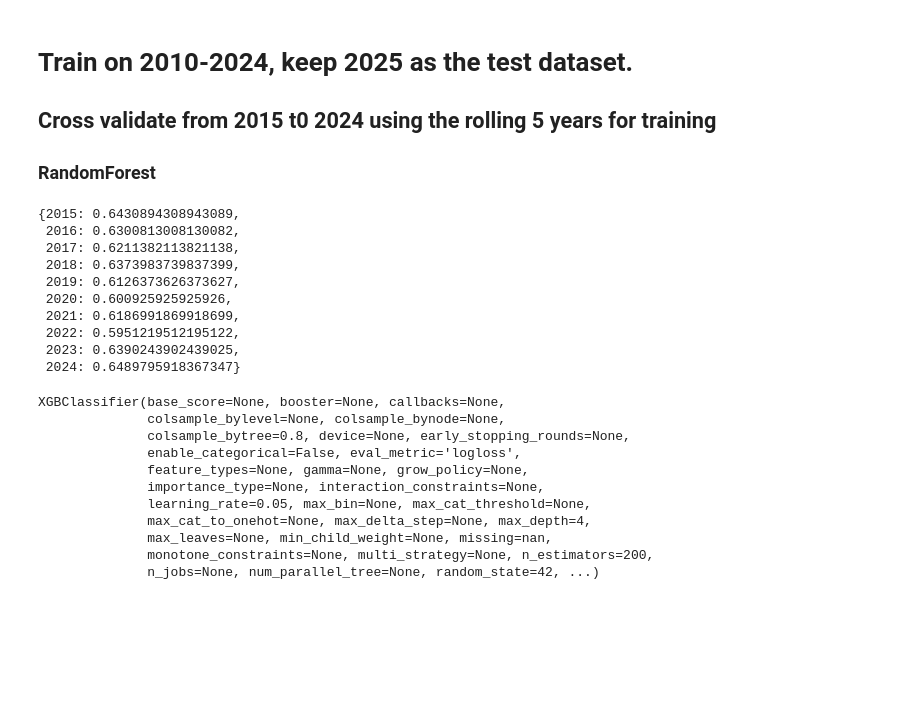
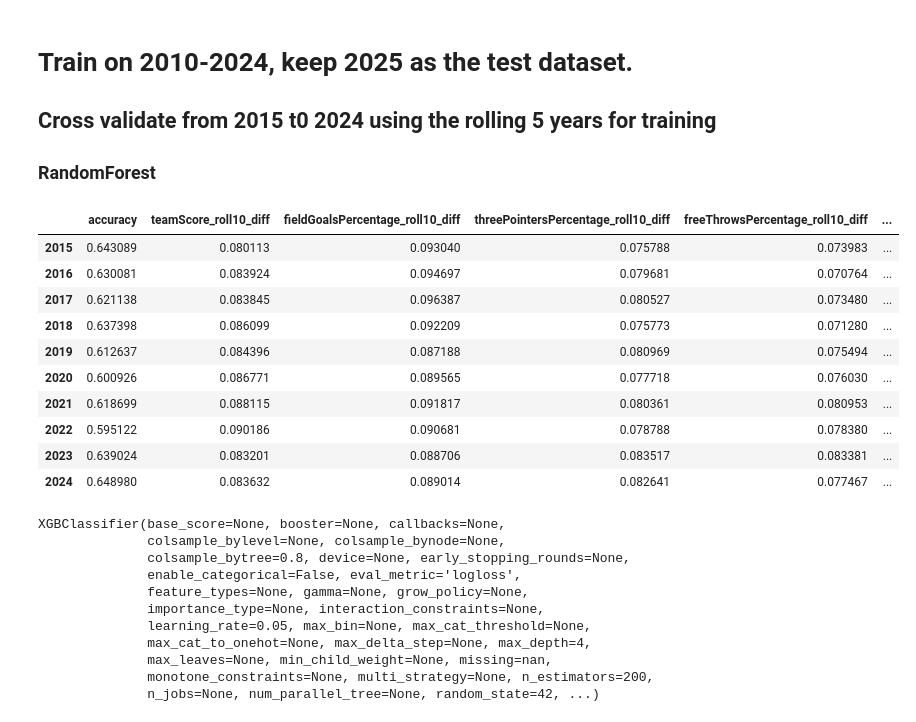
Before and after one commit to Erdos-Projects/summer26-nba-head-to-head-probability, a Jupyter notebook: models/models.ipynb, the cells around one changed output. Drawn from its saved outputs; the diff is of its cells as text; code cells hidden in the pictures; blank space fills up the shorter version.

Commit message:
modified:   models/models.ipynb added the output of feature importance for the random forest model

```diff
--- a/models/models.ipynb
+++ b/models/models.ipynb
@@ -9,12 +4,8 @@ import pandas as pd
 import matplotlib.pyplot as plt
 import seaborn as sns
 # %%
-from pathlib import Path
-
-PROJECT_ROOT = Path.cwd()
-# load the datasets
-# team_stats = pd.read_csv(PROJECT_ROOT / 'NBA' / 'Stats' / 'TeamStatistics.csv')
-matchups = pd.read_csv(PROJECT_ROOT / 'NBA' / 'Stats' / 'TeamStatisticsFrom2010RegMatchups.csv')
+prefix = "../data/processed/"
+matchups = pd.read_csv(prefix + 'TeamStatisticsFrom2010RegMatchups.csv')
 # %%
 matchups.columns
 # %% [output]
@@ -81,7 +72,8 @@ dtype('int64')
 from sklearn.ensemble import RandomForestClassifier
 from sklearn.metrics import accuracy_score
 # %%
-results = {}
+feature_importance = []
+model_accuracy = {}
 
 for i in range(2015, 2025):
     matchups_tt = matchups[matchups["season"].isin(range(i - 5, i))]
@@ -100,21 +92,38 @@ for i in range(2015, 2025):
     random_state = 216 # for consistency
     )
     rf.fit(X_tt, y_tt)
+    feature_importance.append(rf.feature_importances_)
     y_pred = rf.predict(X_val)
-    results[i] = accuracy_score(y_val, y_pred)
-
-results
+    model_accuracy[i] = accuracy_score(y_val, y_pred)
-# %% [output]
-{2015: 0.6430894308943089,
- 2016: 0.6300813008130082,
- 2017: 0.6211382113821138,
- 2018: 0.6373983739837399,
- 2019: 0.6126373626373627,
- 2020: 0.600925925925926,
- 2021: 0.6186991869918699,
- 2022: 0.5951219512195122,
- 2023: 0.6390243902439025,
- 2024: 0.6489795918367347}
+# %%
+feature_importance_df = pd.DataFrame(
+    feature_importance,
+    index=range(2015, 2025),
+    columns=features_diff
+)
+feature_importance_df.index.name = "season"
+
+model_accuracy_df = pd.DataFrame.from_dict(
+    model_accuracy, orient="index", columns=["accuracy"]
+)
+model_accuracy_df.index.name = "season"
+
+results_df = model_accuracy_df.join(feature_importance_df)
+results_df.index.name = None
+# %%
+results_df
+# %% [output]
+|  | accuracy | teamScore_roll10_diff | fieldGoalsPercentage_roll10_diff | threePointersPercentage_roll10_diff | freeThrowsPercentage_roll10_diff | ... |
+| 2015 | 0.643089 | 0.080113 | 0.093040 | 0.075788 | 0.073983 | ... |
+| 2016 | 0.630081 | 0.083924 | 0.094697 | 0.079681 | 0.070764 | ... |
+| 2017 | 0.621138 | 0.083845 | 0.096387 | 0.080527 | 0.073480 | ... |
+| 2018 | 0.637398 | 0.086099 | 0.092209 | 0.075773 | 0.071280 | ... |
+| 2019 | 0.612637 | 0.084396 | 0.087188 | 0.080969 | 0.075494 | ... |
+| 2020 | 0.600926 | 0.086771 | 0.089565 | 0.077718 | 0.076030 | ... |
+| 2021 | 0.618699 | 0.088115 | 0.091817 | 0.080361 | 0.080953 | ... |
+| 2022 | 0.595122 | 0.090186 | 0.090681 | 0.078788 | 0.078380 | ... |
+| 2023 | 0.639024 | 0.083201 | 0.088706 | 0.083517 | 0.083381 | ... |
+| 2024 | 0.648980 | 0.083632 | 0.089014 | 0.082641 | 0.077467 | ... |
 # %%
 from xgboost import XGBClassifier
 from sklearn.model_selection import train_test_split
```
Also changed, not shown: parts of 1 cell of this notebook.
